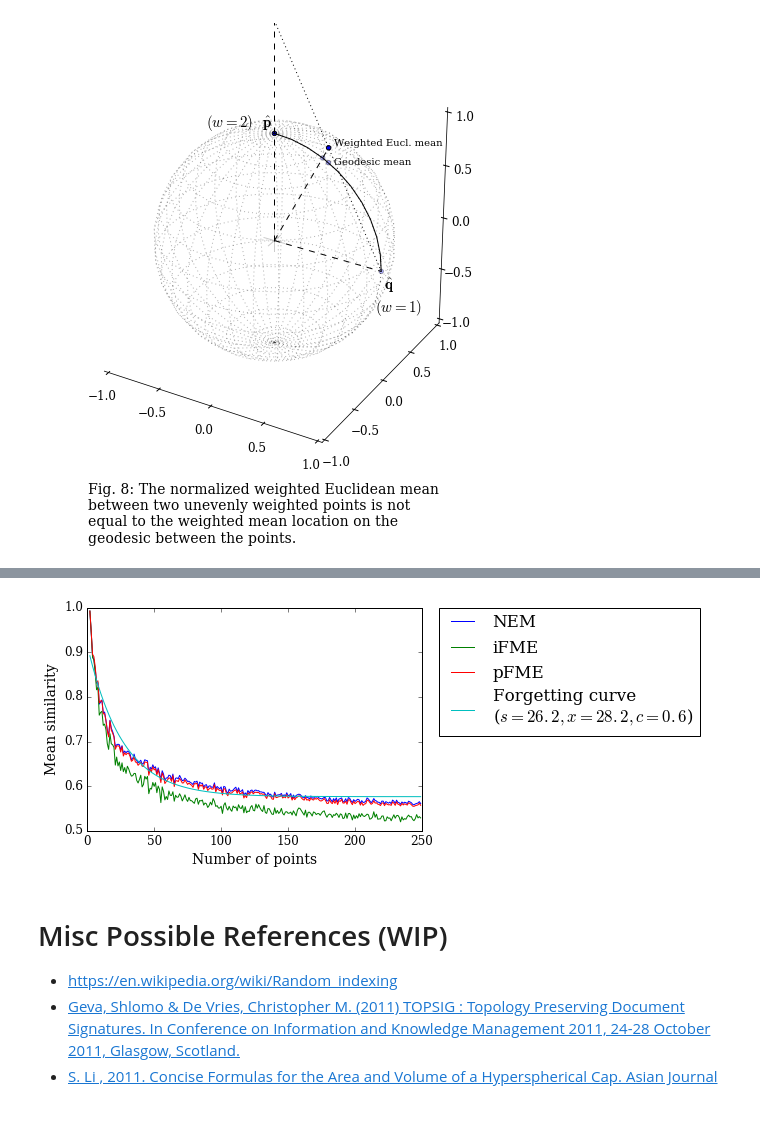
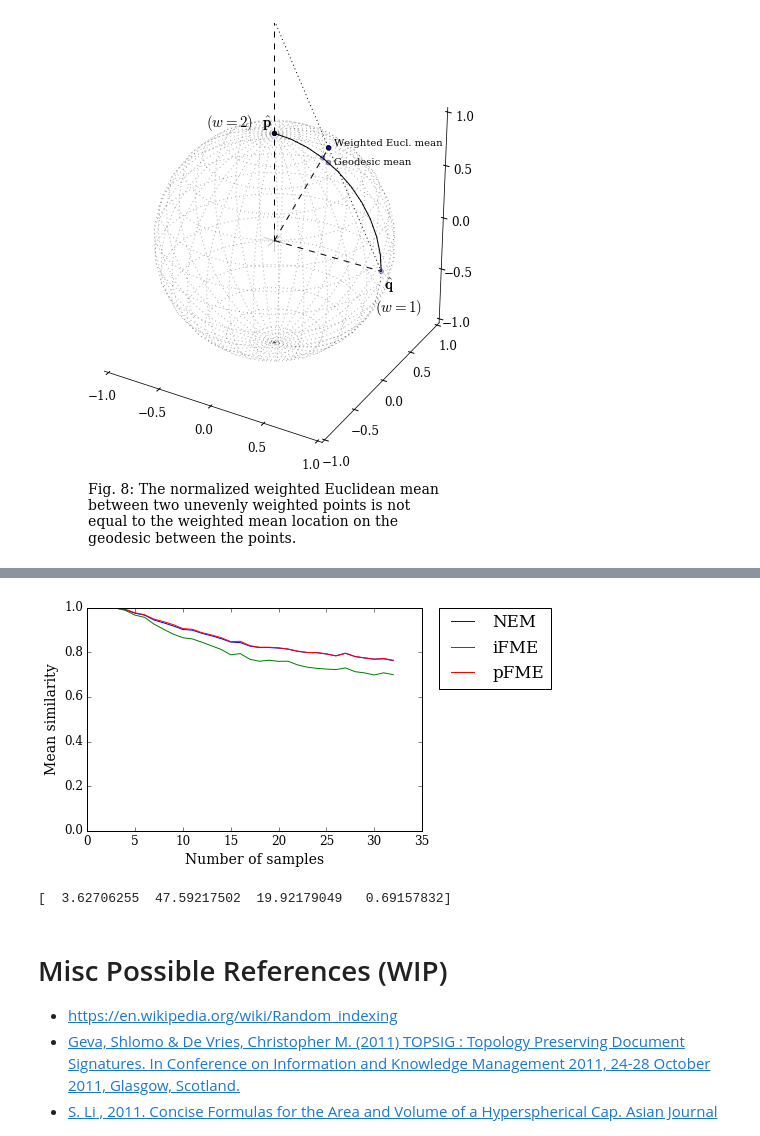
Before and after one commit to sagland/vecassoc, a Jupyter notebook: notebooks/Representing Object Association with Vector Similarity.ipynb, the cells around one changed output, grey strips where cells are left out. Drawn from its saved outputs; the diff is of its cells as text; code cells hidden in the pictures.

```diff
--- a/notebooks/Representing Object Association with Vector Similarity.ipynb
+++ b/notebooks/Representing Object Association with Vector Similarity.ipynb
@@ -386,7 +386,7 @@ def hs_dot(p, q):
 
 def hs_angle(p, q):
     '''Returns the angle between two (lists of) hyperspherical points.'''
-    return np.arccos(hs_dot(p, q))
+    return np.arccos(np.clip(hs_dot(p, q),-1.0, 1.0))
 
 hs_distance = hs_angle
 
@@ -622,16 +648,17 @@ def hs_ifmean(vs, ws):
 # %%
-Ms = [2**m for m in range(1, 8)]
-Ms = range(2, 250)
+MM = 32
+#Ms = [2**m for m in range(1, 8)]
+Ms = range(1, MM+1)
 ms, ner, ifr, pfr = [], [], [], []
 for M in Ms:
-    T = 20
+    T = 50
     nesim, pfsim, ifsim = 0.0, 0.0, 0.0
     for t in range(T):
         #M = 3
-        N = 12
+        N = MM
         vs = hs_sample(M, N)
-#         x = hs_sample(1, N)
-#         vs = hs_slerp(x, vs, 1.0)
+        x = hs_sample(1, N)
+        vs = hs_slerp(x, vs, 1.0)
         ws = np.ones(M, np.float64)
         nem = hs_nemean(vs, ws)
         ifm = hs_ifmean(vs, ws)
@@ -651,23 +678,26 @@ for M in Ms:
 from scipy.optimize import curve_fit
 
 # Forgetting curve
-forget = lambda m, s, x, c: np.e**(-(m+x)/(s)) + c
-popt, pcov = curve_fit(forget, ms, ner, [1.0, 0.0, 0.5])
-s, x, c = popt
+forget = lambda m, a, x, s, y: a * np.e**(-((m+x)-1.0)/s) + y
+popt, pcov = curve_fit(forget, ms, ner, [1.0, 0.0, 1.0, 0, ])
+#s, c = popt
 # %%
-#s, x, c = 8.2, 0.0, 0.55
-fcv = np.array([forget(m, s, x, c) for m in ms])
+#s, c = 30, 0.55
+#fcv = np.array([forget(m, *popt) for m in ms])
 plt.plot(ms, ner, label='NEM')
 plt.plot(ms, ifr, label='iFME')
 plt.plot(ms, pfr, label='pFME')
-plt.plot(ms, fcv, label='Forgetting curve\n($s=%.1f, x=%.1f, c=%.1f$)' % (s,x,c))
-plt.ylim((0.5,1))
-plt.xlabel('Number of points')
+#plt.plot(ms, fcv, label='Forgetting curve')#\n($s=%.1f, c=%.1f$)' % (s,c))
+#plt.ylim((0.5,1))
+plt.ylim((0,1))
+plt.xlabel('Number of samples')
 plt.ylabel('Mean similarity')
 plt.legend(bbox_to_anchor=(1.05, 1), loc=2, borderaxespad=0.)
 plt.show()
+print popt
 # %% [output]
-[figure, old version]
+[figure, new version]
+[  3.62706255  47.59217502  19.92179049   0.69157832]
 # %% [markdown]
 # Misc Possible References (WIP)
 
```
Also changed, not shown: parts of 7 cells of this notebook.
